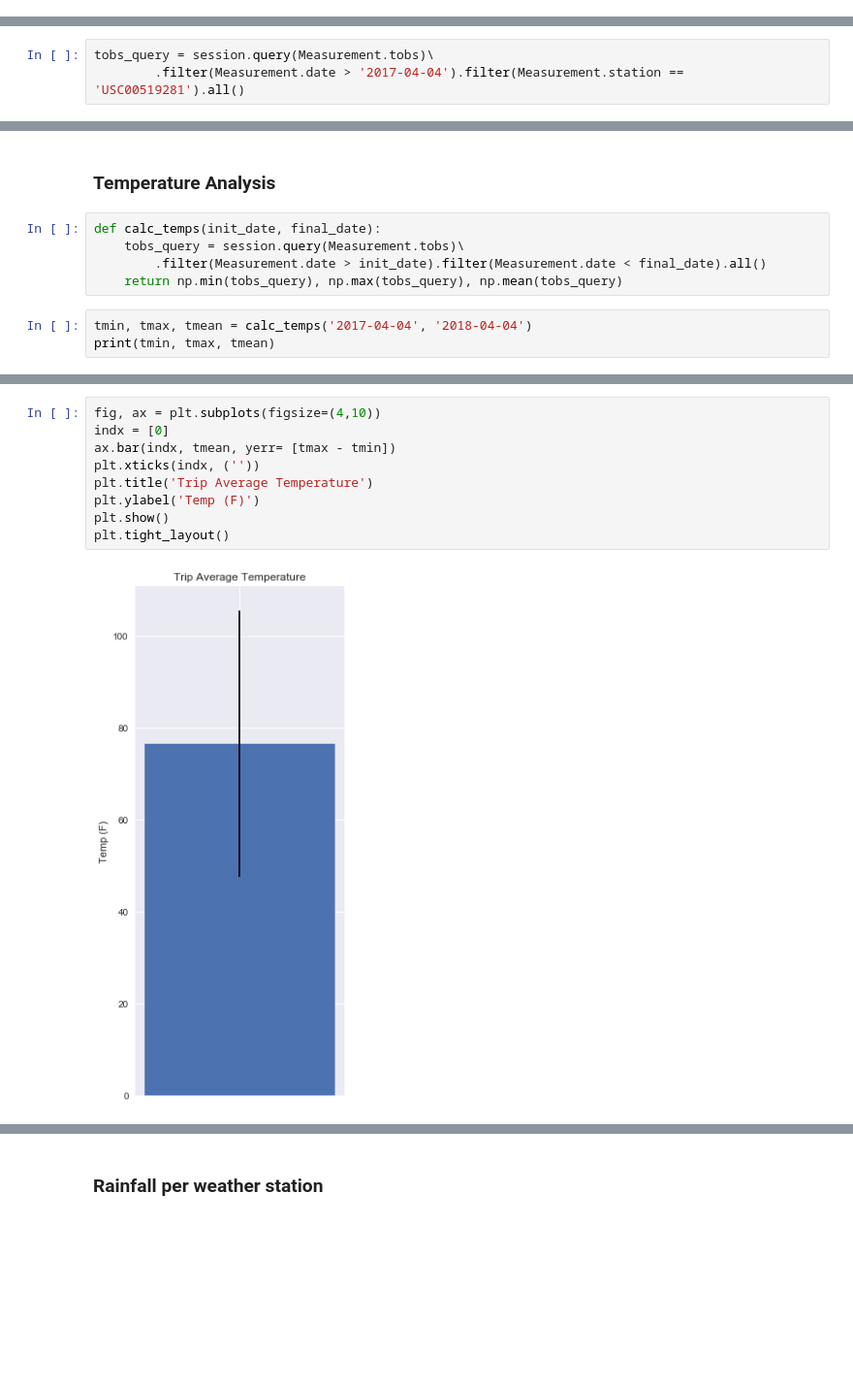
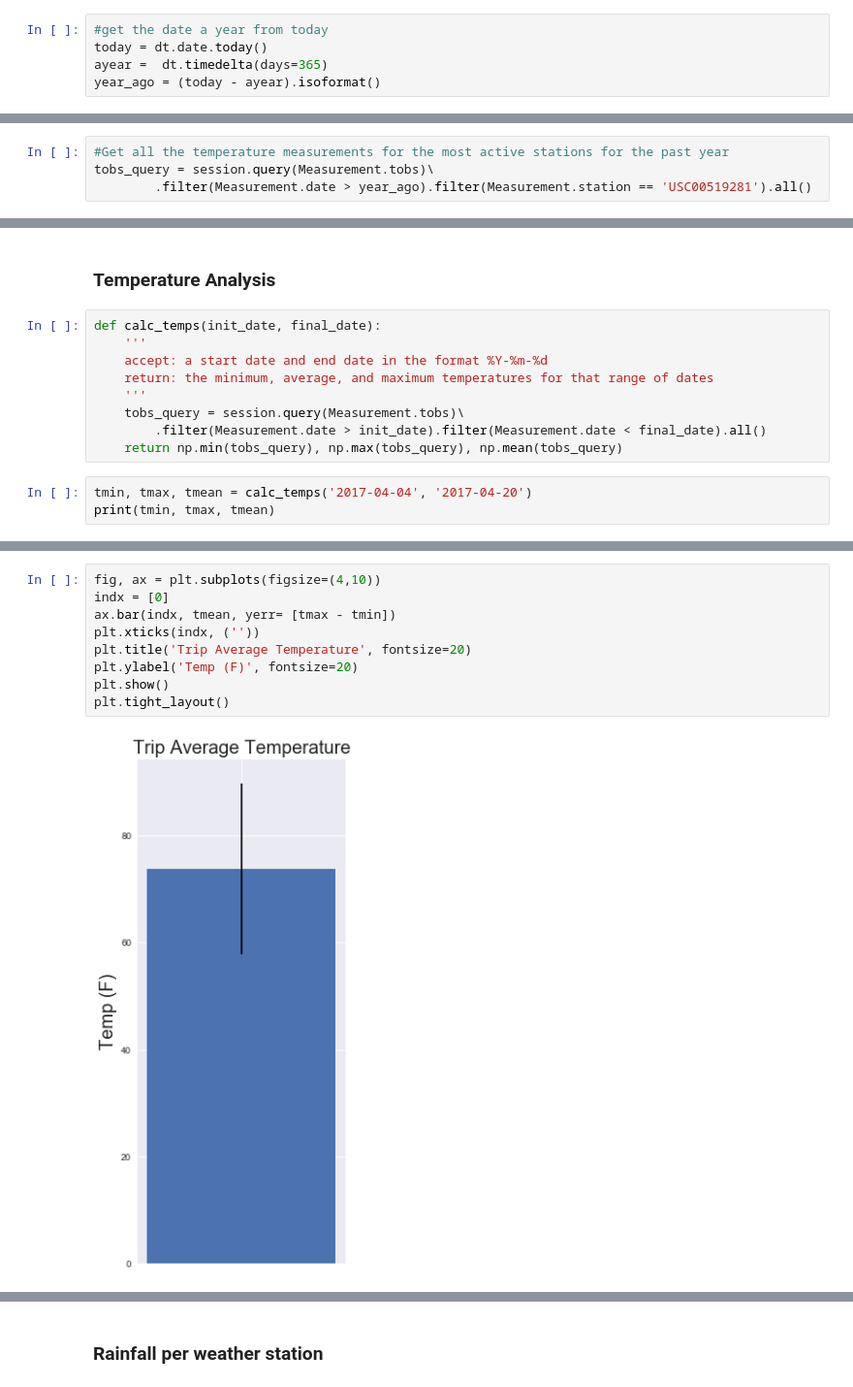
Before and after one commit to alandavila/data-analytics, a Jupyter notebook: flask/climate_analysis.ipynb, the cells around one changed output, grey strips where cells are left out. Shown at 97% size. Saved outputs shown, nothing was run; the diff lists cells and outputs as text; blank space fills up the shorter version.

```diff
--- a/flask/climate_analysis.ipynb
+++ b/flask/climate_analysis.ipynb
@@ -35 +37,6 @@ Last 12 months of precipitation data
+# %%
+#get the date a year from today
+today = dt.date.today()
+ayear =  dt.timedelta(days=365)
+year_ago = (today - ayear).isoformat()
 # %%
@@ -80,8 +99,9 @@ print(f'\n\nThe station with highest number of temperature observations is: {act
 
 The station with highest number of temperature observations is: USC00519281
 # %%
+#Get all the temperature measurements for the most active stations for the past year
 tobs_query = session.query(Measurement.tobs)\
-        .filter(Measurement.date > '2017-04-04').filter(Measurement.station == 'USC00519281').all()
+        .filter(Measurement.date > year_ago).filter(Measurement.station == 'USC00519281').all()
 # %%
 tobs_query = np.array(tobs_query)
 # %%
@@ -97,10 +117,14 @@ plt.tight_layout()
 ### Temperature Analysis
 # %%
 def calc_temps(init_date, final_date):
+    '''
+    accept: a start date and end date in the format %Y-%m-%d
+    return: the minimum, average, and maximum temperatures for that range of dates
+    '''
     tobs_query = session.query(Measurement.tobs)\
         .filter(Measurement.date > init_date).filter(Measurement.date < final_date).all()
     return np.min(tobs_query), np.max(tobs_query), np.mean(tobs_query)
 # %%
-tmin, tmax, tmean = calc_temps('2017-04-04', '2018-04-04')
+tmin, tmax, tmean = calc_temps('2017-04-04', '2017-04-20')
 print(tmin, tmax, tmean)
 # %% [output]
@@ -108,14 +132,14 @@ print(tmin, tmax, tmean)
 # %%
 fig, ax = plt.subplots(figsize=(4,10))
 indx = [0]
 ax.bar(indx, tmean, yerr= [tmax - tmin])
 plt.xticks(indx, (''))
-plt.title('Trip Average Temperature')
-plt.ylabel('Temp (F)')
+plt.title('Trip Average Temperature', fontsize=20)
+plt.ylabel('Temp (F)', fontsize=20)
 plt.show()
 plt.tight_layout()
 # %% [output]
-[figure, old version]
+[figure, new version]
 <Figure size 432x288 with 0 Axes>
 # %% [markdown]
 ### Rainfall per weather station
```
Also changed, not shown: parts of 8 cells of this notebook, 2 other files.
